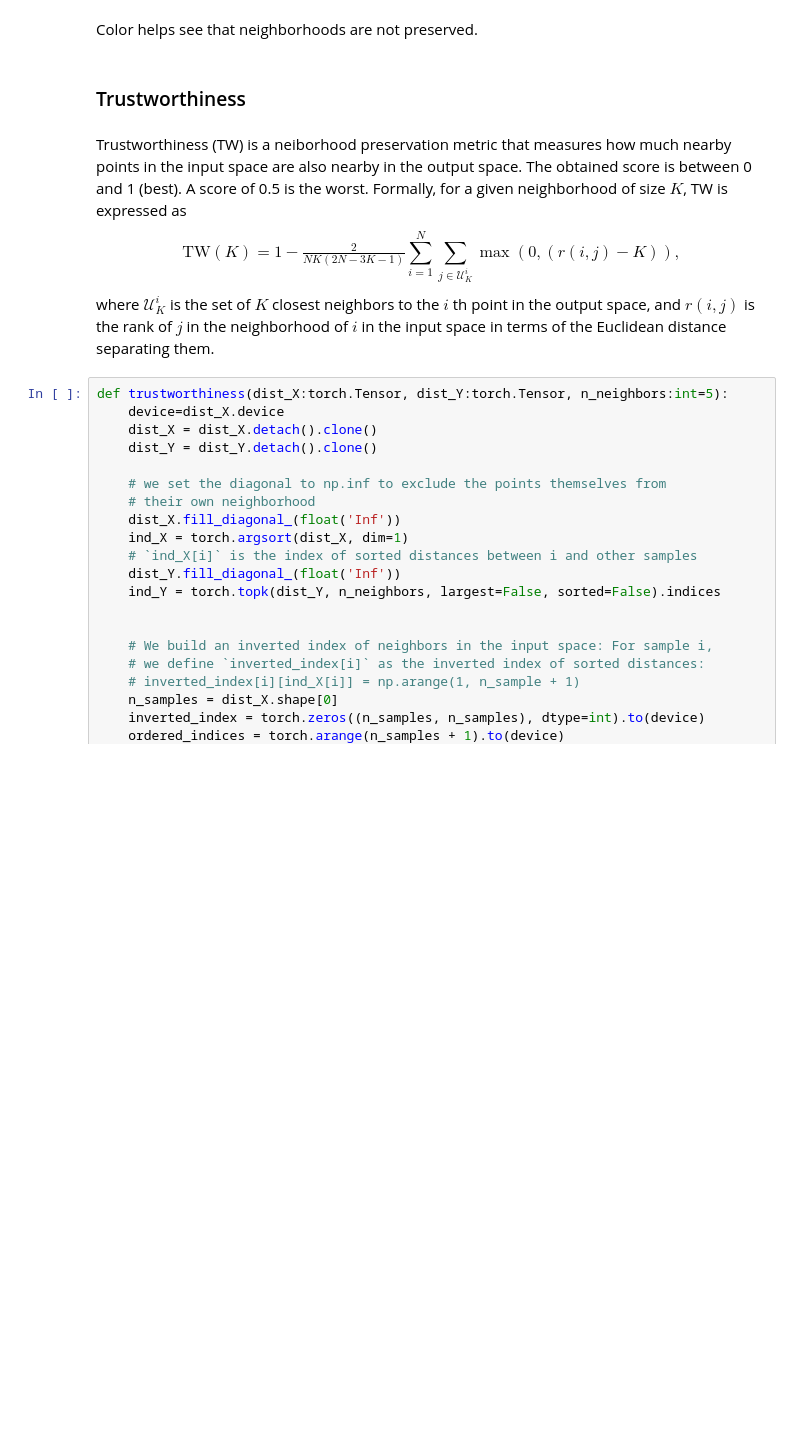
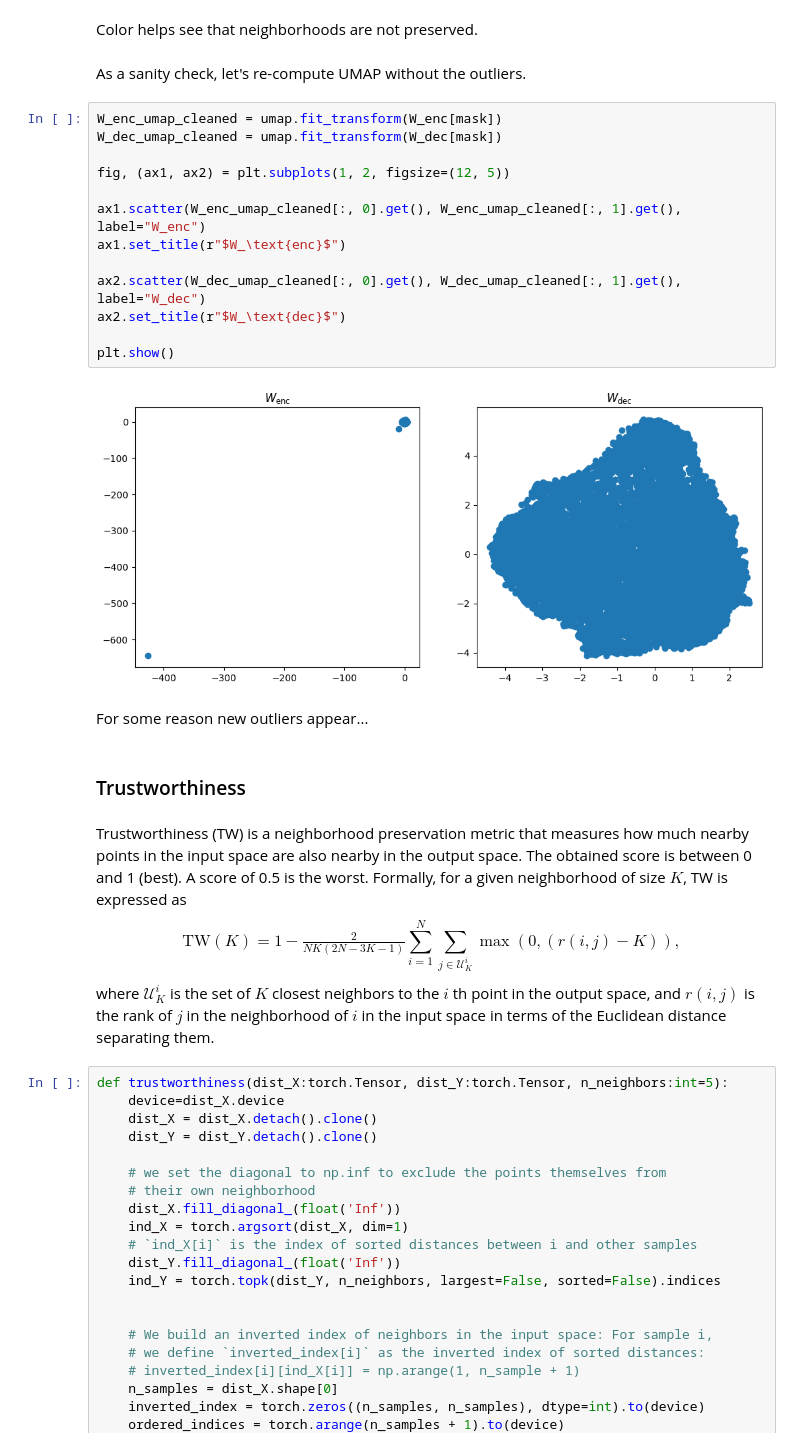
Before and after one commit to taha-yassine/SAE-features, a Jupyter notebook: analysis.ipynb, the cells around one changed output. Drawn from its saved outputs; the diff is of its cells as text; blank space fills up the shorter version.

```diff
--- a/analysis.ipynb
+++ b/analysis.ipynb
@@ -100,9 +101,28 @@ plt.show()
 # %% [markdown]
 Color helps see that neighborhoods are not preserved.
+# %% [markdown]
+As a sanity check, let's re-compute UMAP without the outliers.
+# %%
+W_enc_umap_cleaned = umap.fit_transform(W_enc[mask])
+W_dec_umap_cleaned = umap.fit_transform(W_dec[mask])
+
+fig, (ax1, ax2) = plt.subplots(1, 2, figsize=(12, 5))
+
+ax1.scatter(W_enc_umap_cleaned[:, 0].get(), W_enc_umap_cleaned[:, 1].get(), label="W_enc")
+ax1.set_title(r"$W_\text{enc}$")
+
+ax2.scatter(W_dec_umap_cleaned[:, 0].get(), W_dec_umap_cleaned[:, 1].get(), label="W_dec")
+ax2.set_title(r"$W_\text{dec}$")
+
+plt.show()
+# %% [output]
+[figure, added]
+# %% [markdown]
+For some reason new outliers appear...
 # %% [markdown]
 ### Trustworthiness
 # %% [markdown]
-Trustworthiness (TW) is a neiborhood preservation metric that measures how much nearby points in the input space are also nearby in the output space. The obtained score is between 0 and 1 (best). A score of 0.5 is the worst. Formally, for a given neighborhood of size $K$, TW is expressed as
+Trustworthiness (TW) is a neighborhood preservation metric that measures how much nearby points in the input space are also nearby in the output space. The obtained score is between 0 and 1 (best). A score of 0.5 is the worst. Formally, for a given neighborhood of size $K$, TW is expressed as
 \begin{equation}
 	\textrm{TW}(K) = 1 - \tfrac{2}{NK (2N - 3K - 1)} \sum^N_{i=1}
     \sum_{j \in \mathcal{U}_{K}^{i}} \max(0, (r(i, j) - K)),
```
Also changed, not shown: parts of 5 cells of this notebook.
